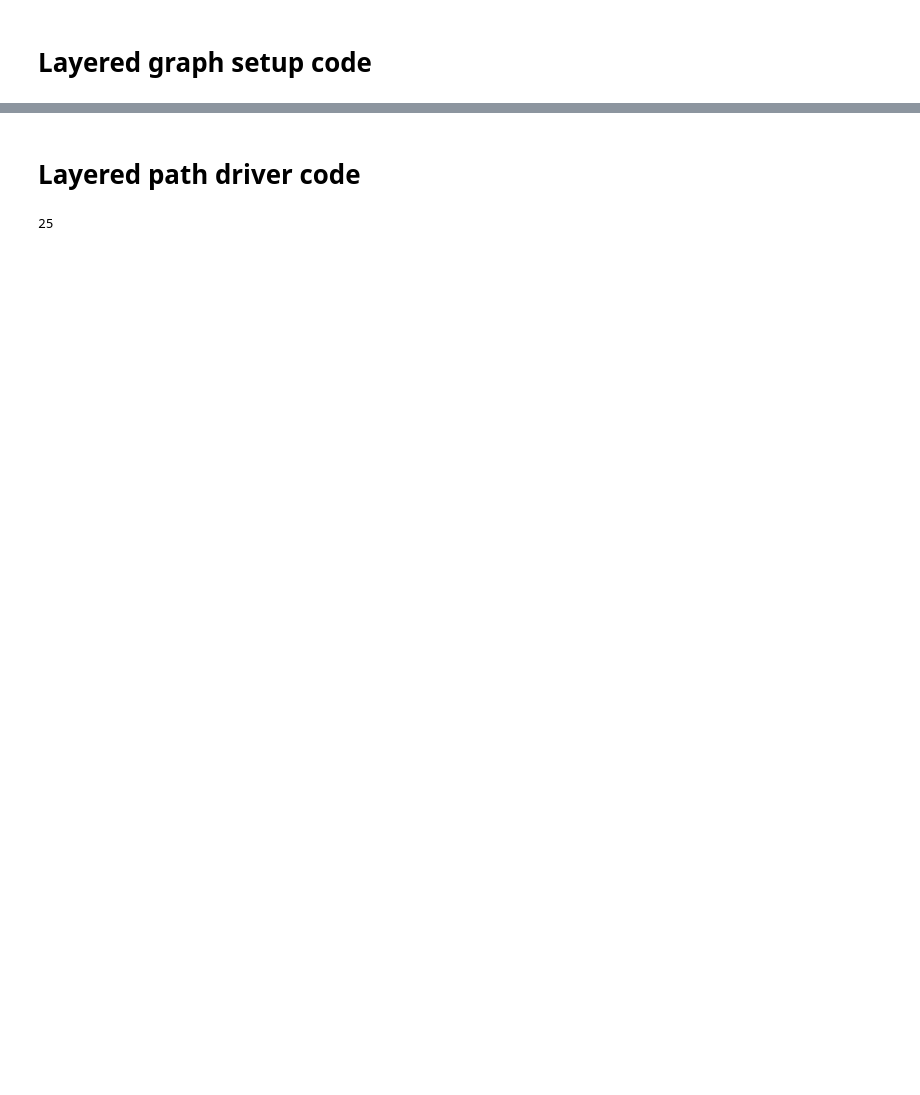
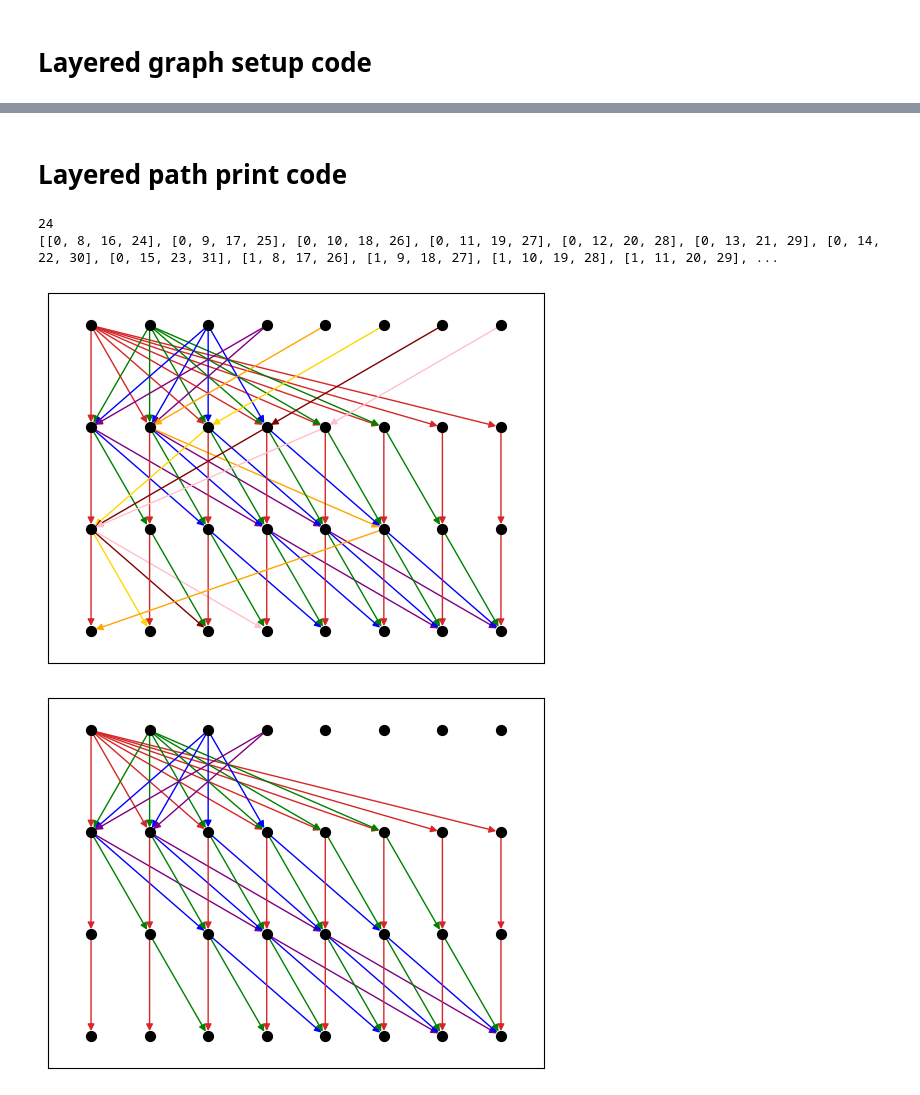
Before and after one commit to jflics6460/Bridge-Girth-LBs, a Jupyter notebook: pathPacking.ipynb, the cells around one changed output, grey strips where cells are left out. Cells and saved outputs as stored; diff of their text form; code cells hidden in the pictures; blank space fills up the shorter version.

Commit message:
Layered path system figure generation code.

```diff
--- a/pathPacking.ipynb
+++ b/pathPacking.ipynb
@@ -43,17 +82,24 @@ def greedy_pack(antichains):
 # %% [markdown]
 # Layered graph setup code
 # %%
-def gen_layered_antichains(num_layers: int):
+# NUM_LAYERS = 3
+# LAYER_WIDTH = 3
+NUM_LAYERS = 4
+STRETCH = 4
+LAYER_WIDTH = (NUM_LAYERS - 2)* STRETCH
+NUM_NODES = NUM_LAYERS * LAYER_WIDTH
+
+def gen_layered_antichains(num_layers: int, layer_width):
     antichains = []
     cur_path = []
     def _gen_layered_antichains(cur_layer):
         nonlocal cur_path
         if cur_layer == num_layers:
-            antichains.append(Antichain(cur_path.copy()))
+            antichains.append(cur_path.copy())
             return
 
-        cur_layer_start = cur_layer * num_layers
-        for node in range(cur_layer_start, cur_layer_start + num_layers):
+        cur_layer_start = cur_layer * layer_width
+        for node in range(cur_layer_start, cur_layer_start + layer_width):
             cur_path.append(node)
             _gen_layered_antichains(cur_layer + 1)
             cur_path.pop()
@@ -63,2 +123,2 @@ def gen_layered_antichains(num_layers: int):
 # %% [markdown]
-# Layered path driver code
+# Layered path print code
@@ -68,4 +124,0 @@ layered_paths = greedy_pack(graph)
-# %%
-print(len(layered_paths))
-# %% [output]
-25
@@ -71,0 +161,22 @@ print(len(layered_paths))
+# %%
+graph = gen_layered_antichains(NUM_LAYERS, LAYER_WIDTH)
+
+greedy_paths = greedy_pack(NUM_NODES, graph)
+
+
+# random_paths = random_pack(NUM_NODES, graph)
+# print(len(random_paths))
+# print_layer_graph(random_paths)
+# %%
+print(len(greedy_paths))
+print(greedy_paths)
+
+print_layer_graph(greedy_paths)
+print_layer_graph_from_sources(greedy_paths, [i for i in range(STRETCH)])
+print_layer_graph_from_sources(greedy_paths, [i for i in range(STRETCH + 1, LAYER_WIDTH)])
+print_first_path_from_each_source(greedy_paths)
+# %% [output]
+24
+[[0, 8, 16, 24], [0, 9, 17, 25], [0, 10, 18, 26], [0, 11, 19, 27], [0, 12, 20, 28], [0, 13, 21, 29], [0, 14, 22, 30], [0, 15, 23, 31], [1, 8, 17, 26], [1, 9, 18, 27], [1, 10, 19, 28], [1, 11, 20, 29], ...
+[figure, added]
+[figure, added]
```
Also changed, not shown: parts of 16 cells of this notebook, 23 other files.
